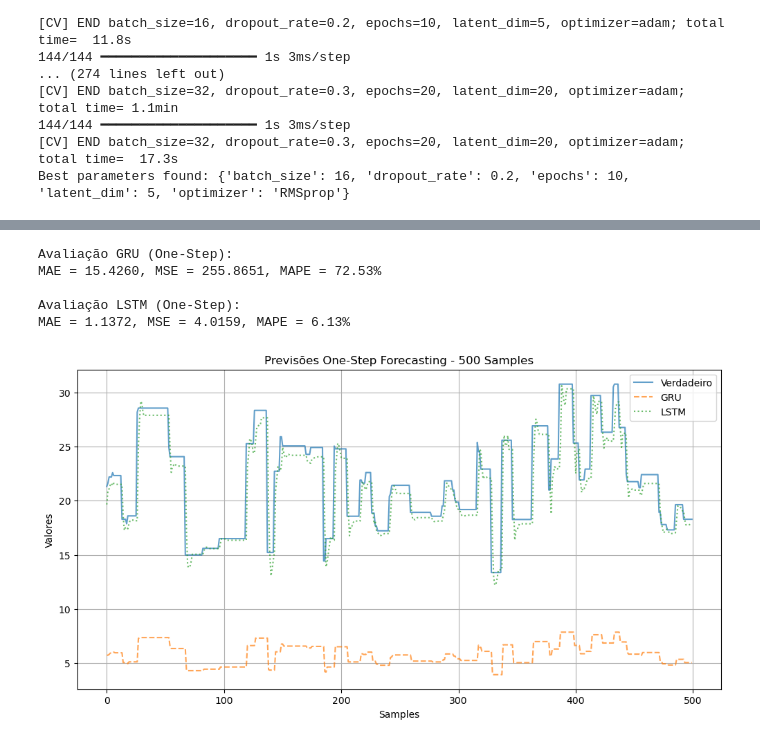
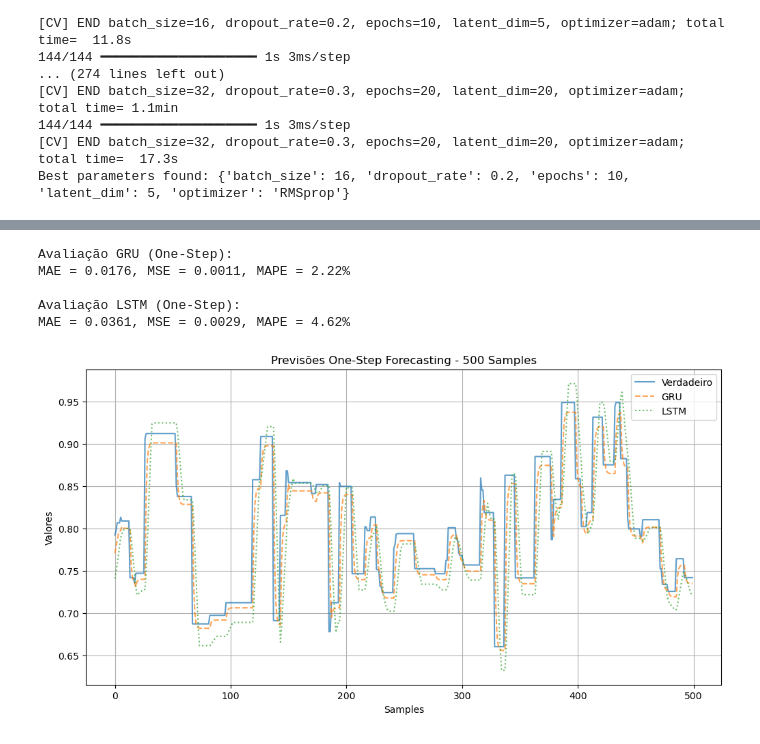
Before and after one commit to 1211508/MINDD, a Jupyter notebook: MINDD-1211508-1210926.ipynb, the cells around one changed output, grey strips where cells are left out. Saved outputs shown, nothing was run; the diff lists cells and outputs as text; code cells hidden in the pictures.

```diff
--- a/MINDD-1211508-1210926.ipynb
+++ b/MINDD-1211508-1210926.ipynb
@@ -1190,7 +1190,7 @@ gru_model_history = gru_model.fit(
 )
 
 # Previsão
-y_pred = gru_model.predict(X_test)
+y_pred_gru = gru_model.predict(X_test)
 
 plt.figure(figsize=(10, 6))
 plt.plot(gru_model_history.history['loss'], label='Train Loss')
@@ -1245,7 +1239,7 @@ lstm_model_history = lstm_model.fit(
     verbose=1
 )
 
-y_pred = lstm_model.predict(X_test)
+y_pred_lstm = lstm_model.predict(X_test)
 
 plt.figure(figsize=(10, 6))
 plt.plot(lstm_model_history.history['loss'], label='Train Loss')
@@ -1283,6 +1277,7 @@ Epoch 5/10
 # %%
 y_pred_gru_one_step = y_pred_gru[:, 0]  # Extrair o primeiro passo
 y_pred_lstm_one_step = y_pred_lstm[:, 0]
+y_test_one_step = y_test.squeeze()
 
 # Avaliar previsões para One-Step Forecasting
 def evaluate_one_step(y_true, y_pred):
@@ -1290,36 +1285,36 @@ def evaluate_one_step(y_true, y_pred):
     mse = mean_squared_error(y_true, y_pred)
     mape = np.mean(np.abs((y_true - y_pred) / y_true)) * 100
     return mae, mse, mape
 
 gru_mae, gru_mse, gru_mape = evaluate_one_step(y_test_one_step, y_pred_gru_one_step)
 
 lstm_mae, lstm_mse, lstm_mape = evaluate_one_step(y_test_one_step, y_pred_lstm_one_step)
 
 print("\nAvaliação GRU (One-Step):")
 print(f"MAE = {gru_mae:.4f}, MSE = {gru_mse:.4f}, MAPE = {gru_mape:.2f}%")
 
 print("\nAvaliação LSTM (One-Step):")
 print(f"MAE = {lstm_mae:.4f}, MSE = {lstm_mse:.4f}, MAPE = {lstm_mape:.2f}%")
 
 num_samples = 500
 
 plt.figure(figsize=(12, 6))
 plt.plot(y_test_one_step[:num_samples], label="Verdadeiro", alpha=0.7)
 plt.plot(y_pred_gru_one_step[:num_samples], label="GRU", linestyle="--", alpha=0.7)
 plt.plot(y_pred_lstm_one_step[:num_samples], label="LSTM", linestyle=":", alpha=0.7)
 plt.legend()
 plt.title(f"Previsões One-Step Forecasting - {num_samples} Samples")
 plt.xlabel("Samples")
 plt.ylabel("Valores")
 plt.grid()
 plt.show()
 # %% [output]
 Avaliação GRU (One-Step):
-MAE = 15.4260, MSE = 255.8651, MAPE = 72.53%
+MAE = 0.0176, MSE = 0.0011, MAPE = 2.22%
 
 Avaliação LSTM (One-Step):
-MAE = 1.1372, MSE = 4.0159, MAPE = 6.13%
+MAE = 0.0361, MSE = 0.0029, MAPE = 4.62%
-[figure, old version]
+[figure, new version]
 # %%
 #Multi-step
 
```
Also changed, not shown: parts of 11 cells of this notebook.
